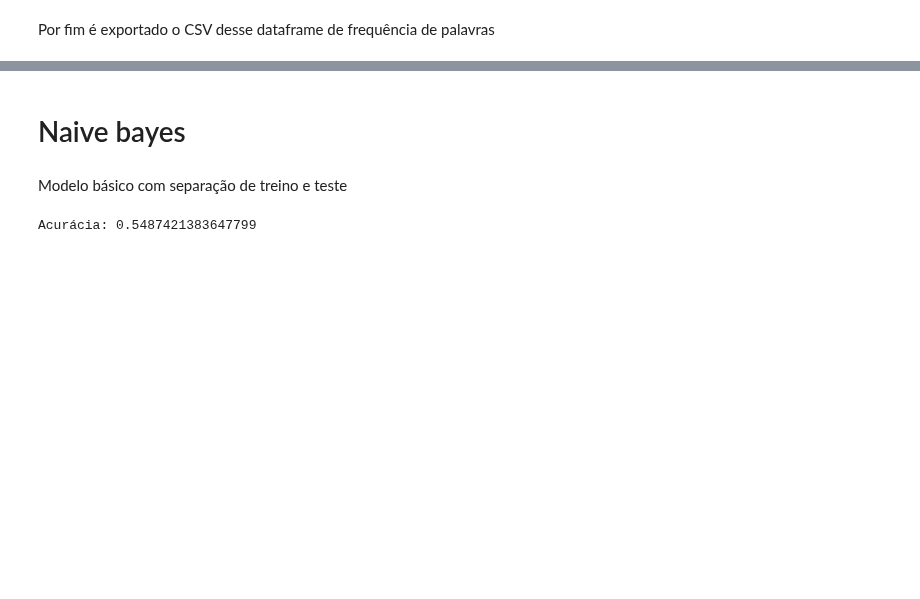
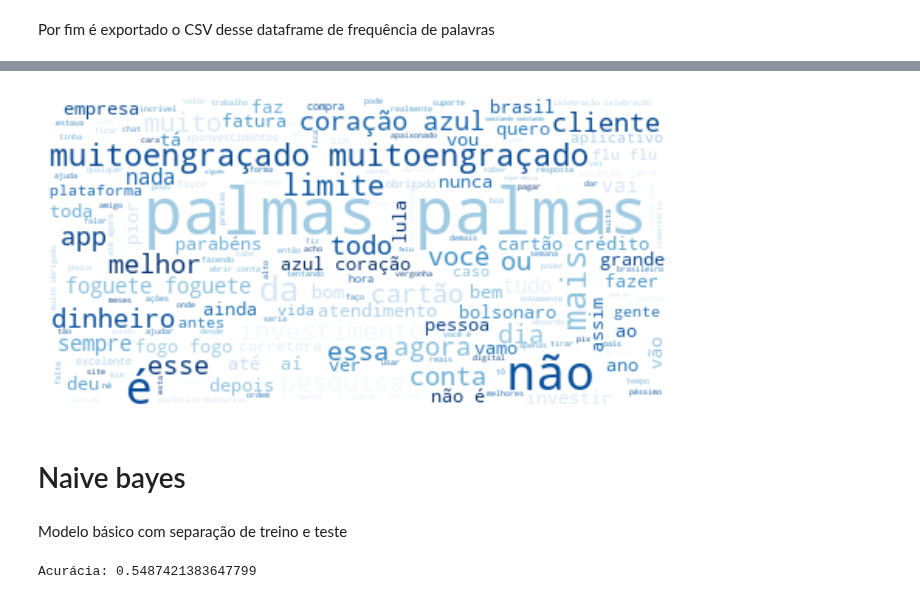
Before and after one commit to 2023M6T4-Inteli/Projeto4, a Jupyter notebook: src/modelos_bag_of_words.ipynb, the cells around one changed output, grey strips where cells are left out. Saved outputs shown, nothing was run; the diff lists cells and outputs as text; code cells hidden in the pictures; blank space fills up the shorter version.

Commit message:
nuvem de palavras

```diff
--- a/src/modelos_bag_of_words.ipynb
+++ b/src/modelos_bag_of_words.ipynb
@@ -524,3 +569,22 @@ Por fim é exportado o CSV desse dataframe de frequência de palavras
+# %%
+from wordcloud import WordCloud
+import matplotlib.pyplot as plt
+
+# Concatenar os tokens em uma única string
+tokens_processados = cleaning_output['tokens_processados']
+tokens_str = [' '.join(tokens) for tokens in tokens_processados]
+texto = ' '.join(tokens_str)
+
+# Criar a nuvem de palavras
+wordcloud = WordCloud(background_color='white', colormap='Blues').generate(texto)
+
+# Exibir a nuvem de palavras
+plt.figure(figsize=(8, 6))
+plt.imshow(wordcloud, interpolation='bilinear')
+plt.axis('off')
+plt.show()
+# %% [output]
+[figure, added]
 # %%
 result_output.to_csv('..\\output\\bag_of_words.csv',encoding='utf-8', index=False, header=True, )
 # %% [markdown]
```
Also changed, not shown: parts of 29 cells of this notebook.
